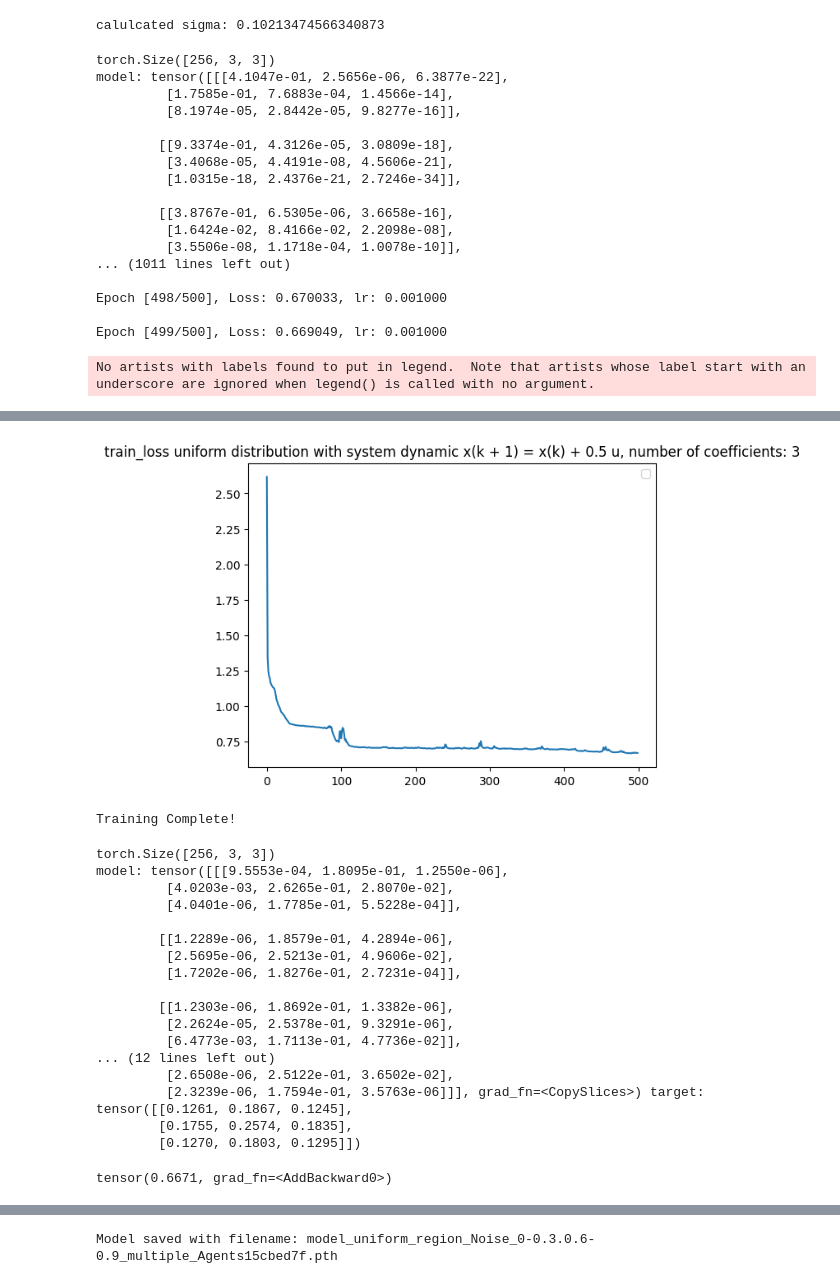
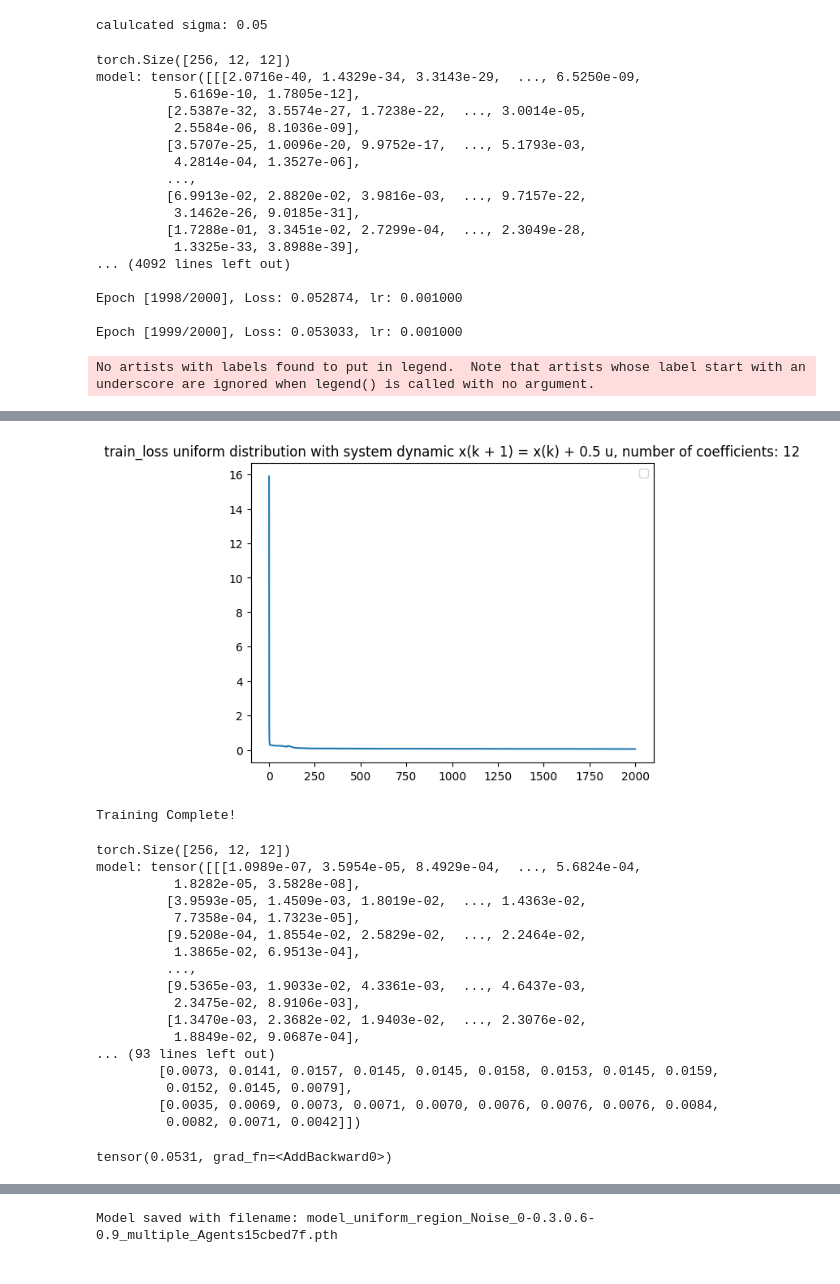
Before and after one commit to Justus-ui/Recursive_kan, a Jupyter notebook: train.ipynb, the cells around one changed output, grey strips where cells are left out. Saved outputs shown, nothing was run; the diff lists cells and outputs as text; code cells hidden in the pictures.

```diff
--- a/train.ipynb
+++ b/train.ipynb
@@ -27,7 +27,7 @@ batch_size = 256
 n_samples = 2048
 timesteps = 30
 lam = 0.5
-k_max = 3
+k_max = 12
 control_energy_reg = 1e-5#1e-6 ### regularization on maximum control energy
 u_max = 1 # does not do anything currently
 thres = 0#1e-2 ### softness on constraint (will penalize when this much outside of rect)
@@ -62,12 +62,12 @@ model = Recursive_KAN.KAN_RNN_Layer(N_Agents = N_Agents, in_dim = in_dim, hidden
 model.init_hidden(batch_size = batch_size)
 criterion = Ergodic_Loss.Ergodicity_Loss(N_Agents = N_Agents, n_timesteps = timesteps,L = None, in_dim = in_dim, k_max = k_max, thres = thres, control_energy_reg = control_energy_reg, density = 'custom',verbose = False, pdf = custom_pdf, max_pdf = max_pdf, num_samples = 10000)
 # %% [output]
-calulcated sigma: 0.10213474566340873
+calulcated sigma: 0.05
 # %%
 ############ Empircally we need loss < 0.01
 import time
 criterion.verbose = True
-epochs = 500  # Number of epochs to train
+epochs = 2000  # Number of epochs to train
 train_loss = []
 test_loss = []
 model.train()  # Set the model to training mode
@@ -109,21 +109,21 @@ plt.legend()
 plt.show()
 print("Training Complete!")
 # %% [output]
-torch.Size([256, 3, 3])
-model: tensor([[[4.1047e-01, 2.5656e-06, 6.3877e-22],
-         [1.7585e-01, 7.6883e-04, 1.4566e-14],
-         [8.1974e-05, 2.8442e-05, 9.8277e-16]],
+torch.Size([256, 12, 12])
+model: tensor([[[2.0716e-40, 1.4329e-34, 3.3143e-29,  ..., 6.5250e-09,
+          5.6169e-10, 1.7805e-12],
+         [2.5387e-32, 3.5574e-27, 1.7238e-22,  ..., 3.0014e-05,
+          2.5584e-06, 8.1036e-09],
+         [3.5707e-25, 1.0096e-20, 9.9752e-17,  ..., 5.1793e-03,
+          4.2814e-04, 1.3527e-06],
+         ...,
+         [6.9913e-02, 2.8820e-02, 3.9816e-03,  ..., 9.7157e-22,
+          3.1462e-26, 9.0185e-31],
+         [1.7288e-01, 3.3451e-02, 2.7299e-04,  ..., 2.3049e-28,
+          1.3325e-33, 3.8988e-39],
+... (4092 lines left out)
 
-        [[9.3374e-01, 4.3126e-05, 3.0809e-18],
-         [3.4068e-05, 4.4191e-08, 4.5606e-21],
-         [1.0315e-18, 2.4376e-21, 2.7246e-34]],
+Epoch [1998/2000], Loss: 0.052874, lr: 0.001000
 
-        [[3.8767e-01, 6.5305e-06, 3.6658e-16],
-         [1.6424e-02, 8.4166e-02, 2.2098e-08],
-         [3.5506e-08, 1.1718e-04, 1.0078e-10]],
-... (1011 lines left out)
-
-Epoch [498/500], Loss: 0.670033, lr: 0.001000
-
-Epoch [499/500], Loss: 0.669049, lr: 0.001000
+Epoch [1999/2000], Loss: 0.053033, lr: 0.001000
 No artists with labels found to put in legend.  Note that artists whose label start with an underscore are ignored when legend() is called with no argument.
@@ -131,4 +131,4 @@ Epoch [500/500], Loss: 0.669393, lr: 0.001000
-[figure, old version]
+[figure, new version]
 Training Complete!
 # %%
 criterion.verbose = True
@@ -137,24 +137,24 @@ model.init_hidden(batch_size = 256)
 outs, control = model(inital_state)
 criterion(x = outs, u = control)
 # %% [output]
-torch.Size([256, 3, 3])
-model: tensor([[[9.5553e-04, 1.8095e-01, 1.2550e-06],
-         [4.0203e-03, 2.6265e-01, 2.8070e-02],
-         [4.0401e-06, 1.7785e-01, 5.5228e-04]],
-
-        [[1.2289e-06, 1.8579e-01, 4.2894e-06],
-         [2.5695e-06, 2.5213e-01, 4.9606e-02],
-         [1.7202e-06, 1.8276e-01, 2.7231e-04]],
-
-        [[1.2303e-06, 1.8692e-01, 1.3382e-06],
-         [2.2624e-05, 2.5378e-01, 9.3291e-06],
-         [6.4773e-03, 1.7113e-01, 4.7736e-02]],
-... (12 lines left out)
-         [2.6508e-06, 2.5122e-01, 3.6502e-02],
-         [2.3239e-06, 1.7594e-01, 3.5763e-06]]], grad_fn=<CopySlices>) target: tensor([[0.1261, 0.1867, 0.1245],
-        [0.1755, 0.2574, 0.1835],
-        [0.1270, 0.1803, 0.1295]])
+torch.Size([256, 12, 12])
+model: tensor([[[1.0989e-07, 3.5954e-05, 8.4929e-04,  ..., 5.6824e-04,
+          1.8282e-05, 3.5828e-08],
+         [3.9593e-05, 1.4509e-03, 1.8019e-02,  ..., 1.4363e-02,
+          7.7358e-04, 1.7323e-05],
+         [9.5208e-04, 1.8554e-02, 2.5829e-02,  ..., 2.2464e-02,
+          1.3865e-02, 6.9513e-04],
+         ...,
+         [9.5365e-03, 1.9033e-02, 4.3361e-03,  ..., 4.6437e-03,
+          2.3475e-02, 8.9106e-03],
+         [1.3470e-03, 2.3682e-02, 1.9403e-02,  ..., 2.3076e-02,
+          1.8849e-02, 9.0687e-04],
+... (93 lines left out)
+        [0.0073, 0.0141, 0.0157, 0.0145, 0.0145, 0.0158, 0.0153, 0.0145, 0.0159,
+         0.0152, 0.0145, 0.0079],
+        [0.0035, 0.0069, 0.0073, 0.0071, 0.0070, 0.0076, 0.0076, 0.0076, 0.0084,
+         0.0082, 0.0071, 0.0042]])
-tensor(0.6671, grad_fn=<AddBackward0>)
+tensor(0.0531, grad_fn=<AddBackward0>)
 # %%
 plt.plot(train_loss[-150:])
 plt.title(f'train_loss uniform distribution with system dynamic x(k + 1) = x(k) + {lam} u')
```
Also changed, not shown: parts of 3 cells of this notebook, 4 other files.
